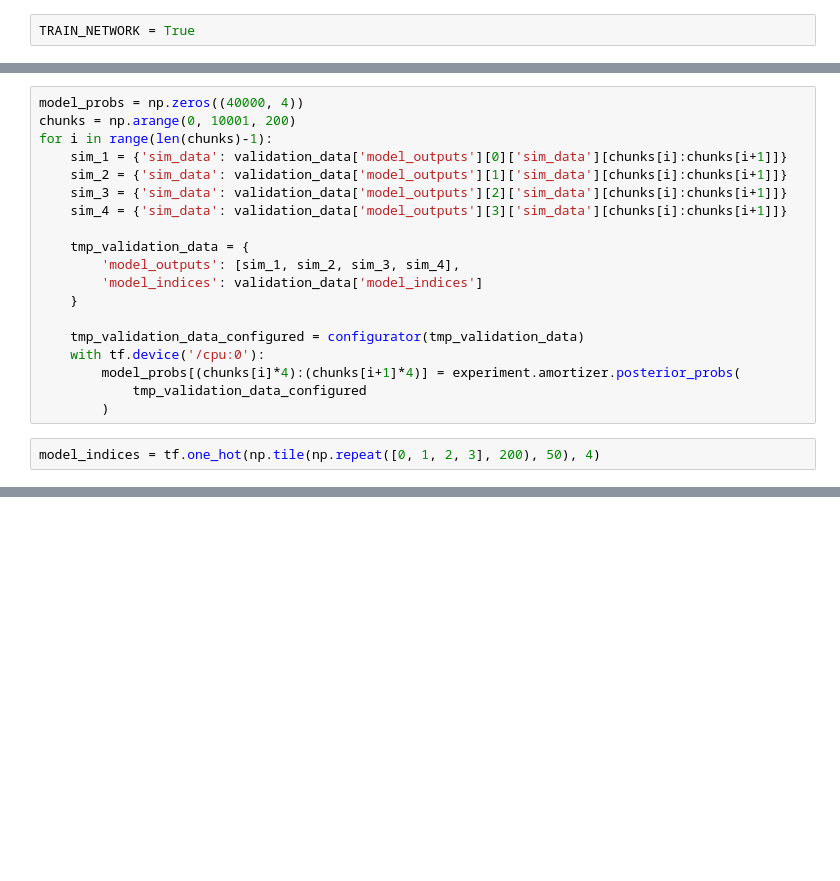
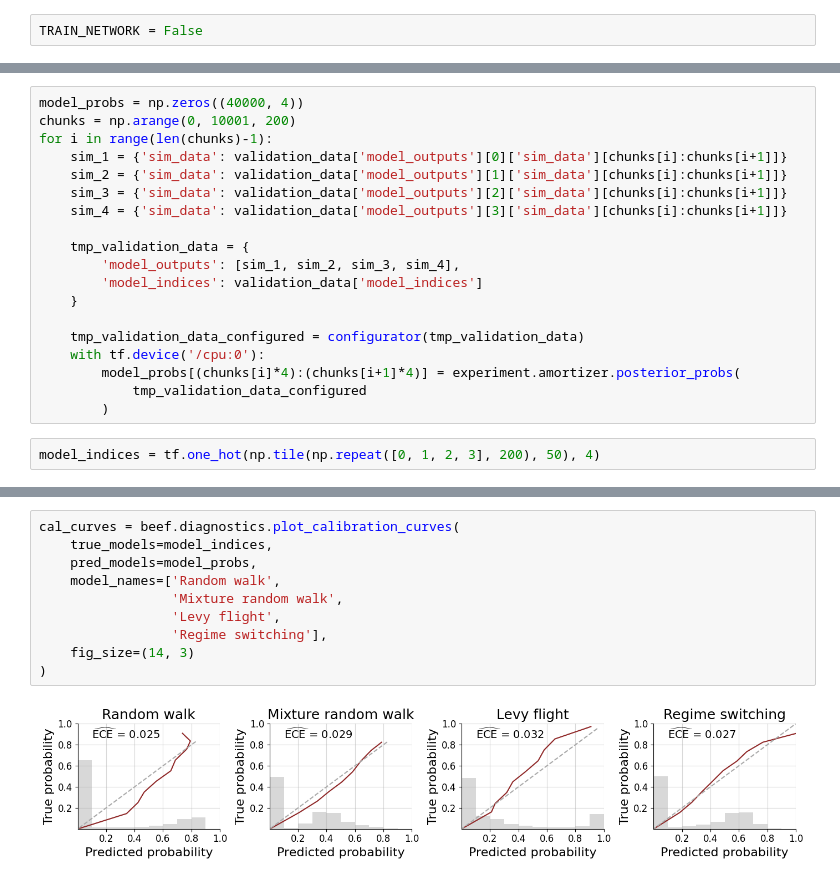
Before and after one commit to bayesflow-org/Non-Stationary-DDM-Validation, a Jupyter notebook: applications/model_comparison/notebooks/02_model_comparison.ipynb, the cells around one changed output, grey strips where cells are left out. Drawn from its saved outputs; the diff is of its cells as text; blank space fills up the shorter version.

Commit message:
update model comp

```diff
--- a/applications/model_comparison/notebooks/02_model_comparison.ipynb
+++ b/applications/model_comparison/notebooks/02_model_comparison.ipynb
@@ -29,5 +29,5 @@ INFO:root:Networks loaded from ../checkpoints/model_comparison_template_dim_128/
 # %%
-TRAIN_NETWORK = True
+TRAIN_NETWORK = False
 # %% [markdown]
 # Training
 # %%
@@ -84,3 +88,15 @@ cal_curves = beef.diagnostics.plot_calibration_curves(
+# %%
+cal_curves = beef.diagnostics.plot_calibration_curves(
+    true_models=model_indices,
+    pred_models=model_probs,
+    model_names=['Random walk',
+                 'Mixture random walk',
+                 'Levy flight',
+                 'Regime switching'],
+    fig_size=(14, 3)
+)
+# %% [output]
+[figure, added]
 # %%
 confusion_matrix = beef.diagnostics.plot_confusion_matrix(
     model_indices,
```
Also changed, not shown: parts of 5 cells of this notebook, 1 other file.
